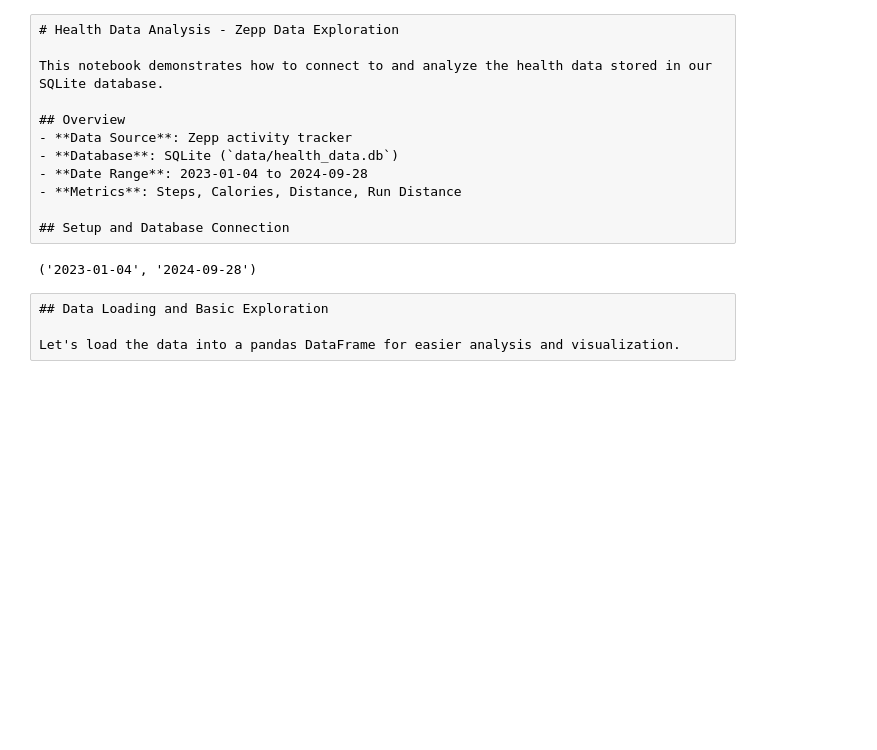
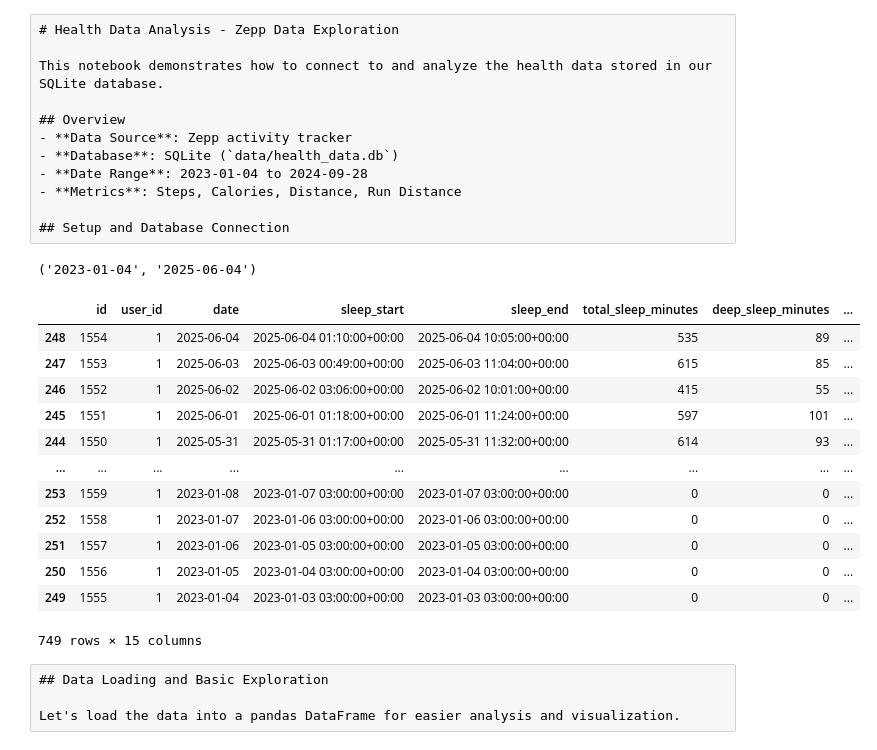
Before and after one commit to michel8195/healthdatabase, a Jupyter notebook: notebooks/health_data_exploration.ipynb, the cells around one changed output. Saved outputs shown, nothing was run; the diff lists cells and outputs as text; code cells hidden in the pictures; blank space fills up the shorter version.

```diff
--- a/notebooks/health_data_exploration.ipynb
+++ b/notebooks/health_data_exploration.ipynb
@@ -32,11 +32,27 @@ from src.database.connection import DatabaseConnection
 # Initialize database connection
 db_connection = DatabaseConnection()
 # NEW (proper column names)
-df = db_connection.query_to_dataframe('SELECT * FROM daily_activity')
+df = db_connection.query_to_dataframe('SELECT * FROM sleep_data')
 # %%
 df.date.min(), df.date.max()
 # %% [output]
-('2023-01-04', '2024-09-28')
+('2023-01-04', '2025-06-04')
+# %%
+df.sort_values('date', ascending=False)
+# %% [output]
+|  | id | user_id | date | sleep_start | sleep_end | total_sleep_minutes | deep_sleep_minutes | ... |
+| 248 | 1554 | 1 | 2025-06-04 | 2025-06-04 01:10:00+00:00 | 2025-06-04 10:05:00+00:00 | 535 | 89 | ... |
+| 247 | 1553 | 1 | 2025-06-03 | 2025-06-03 00:49:00+00:00 | 2025-06-03 11:04:00+00:00 | 615 | 85 | ... |
+| 246 | 1552 | 1 | 2025-06-02 | 2025-06-02 03:06:00+00:00 | 2025-06-02 10:01:00+00:00 | 415 | 55 | ... |
+| 245 | 1551 | 1 | 2025-06-01 | 2025-06-01 01:18:00+00:00 | 2025-06-01 11:24:00+00:00 | 597 | 101 | ... |
+| 244 | 1550 | 1 | 2025-05-31 | 2025-05-31 01:17:00+00:00 | 2025-05-31 11:32:00+00:00 | 614 | 93 | ... |
+| ... | ... | ... | ... | ... | ... | ... | ... | ... |
+| 253 | 1559 | 1 | 2023-01-08 | 2023-01-07 03:00:00+00:00 | 2023-01-07 03:00:00+00:00 | 0 | 0 | ... |
+| 252 | 1558 | 1 | 2023-01-07 | 2023-01-06 03:00:00+00:00 | 2023-01-06 03:00:00+00:00 | 0 | 0 | ... |
+| 251 | 1557 | 1 | 2023-01-06 | 2023-01-05 03:00:00+00:00 | 2023-01-05 03:00:00+00:00 | 0 | 0 | ... |
+| 250 | 1556 | 1 | 2023-01-05 | 2023-01-04 03:00:00+00:00 | 2023-01-04 03:00:00+00:00 | 0 | 0 | ... |
+| 249 | 1555 | 1 | 2023-01-04 | 2023-01-03 03:00:00+00:00 | 2023-01-03 03:00:00+00:00 | 0 | 0 | ... |
+749 rows × 15 columns
 # %% [raw]
 ## Data Loading and Basic Exploration
 
```
Also changed, not shown: 1 other file.
